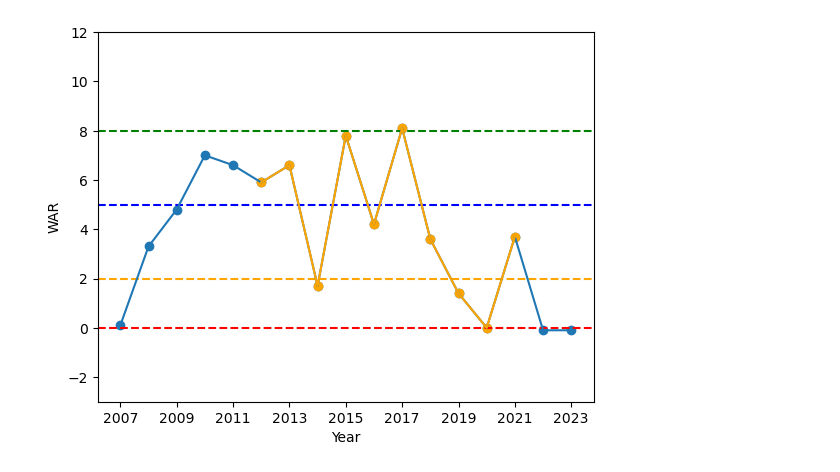
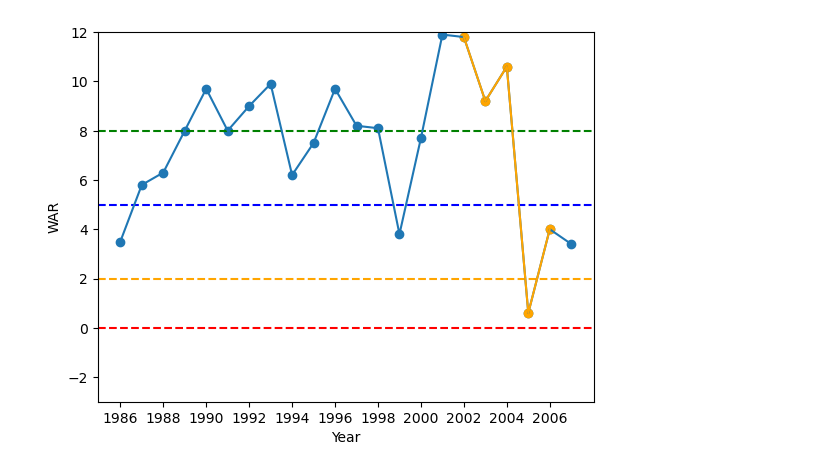
Before and after one commit to CadenParry/MLB-WAR-Analysis, a Jupyter notebook: WAR_visualization.ipynb, the cells around one changed output. Saved outputs shown, nothing was run; the diff lists cells and outputs as text; code cells hidden in the pictures.

```diff
--- a/WAR_visualization.ipynb
+++ b/WAR_visualization.ipynb
@@ -2,7 +2,7 @@
 import pandas as pd
 
 contracts = pd.read_csv('data/hitter_contracts.csv', sep=',')
-player_stats = pd.read_csv('data/player_visualization.csv', sep=',')
+player_stats = pd.read_csv('website/player_visualization.csv', sep=',')
 player_stats.head()
 
 contracts = contracts.dropna()
@@ -15,43 +15,43 @@ import numpy as np
 plt.xlabel('Year')
 plt.ylabel('WAR')
 
-plt.ylim([-3, 12])
+plt.ylim([-3, 13])
 
 plt.axhline(y=0, color='red', linestyle='--')
 plt.axhline(y=2, color='orange', linestyle='--')
 plt.axhline(y=5, color='blue', linestyle='--')
 plt.axhline(y=8, color='green', linestyle='--')
 
-selected_player = player_stats[player_stats['player_id'] == 'vottojo01']
+selected_player = player_stats[player_stats['player_id'] == 'bondsba01']
 
 
 selected_player
 player_year = selected_player['yearID']
 player_war = selected_player['WAR']
 
 
 
 plt.plot(player_year, player_war, label='WAR')
 plt.scatter(player_year, player_war, label='WAR')
 
 
 # Set xticks every 2 years
 start_year = player_year.min()
 end_year = player_year.max() + 1
 plt.xticks(np.arange(start_year, end_year, 2))
 
 largest_span = selected_player[~selected_player['out_of_contract']]
 player_year = largest_span['yearID']
 player_war = largest_span['WAR']
 
 player_war
 
 plt.plot(player_year, player_war, label='WAR', color='#FFA500')
 plt.scatter(player_year, player_war, label='WAR', color='#FFA500')
 
 
 
 # Set xticks to every year in player_y
 plt.show()
 # %% [output]
-[figure, old version]
+[figure, new version]
```
Also changed, not shown: 10 other files.
